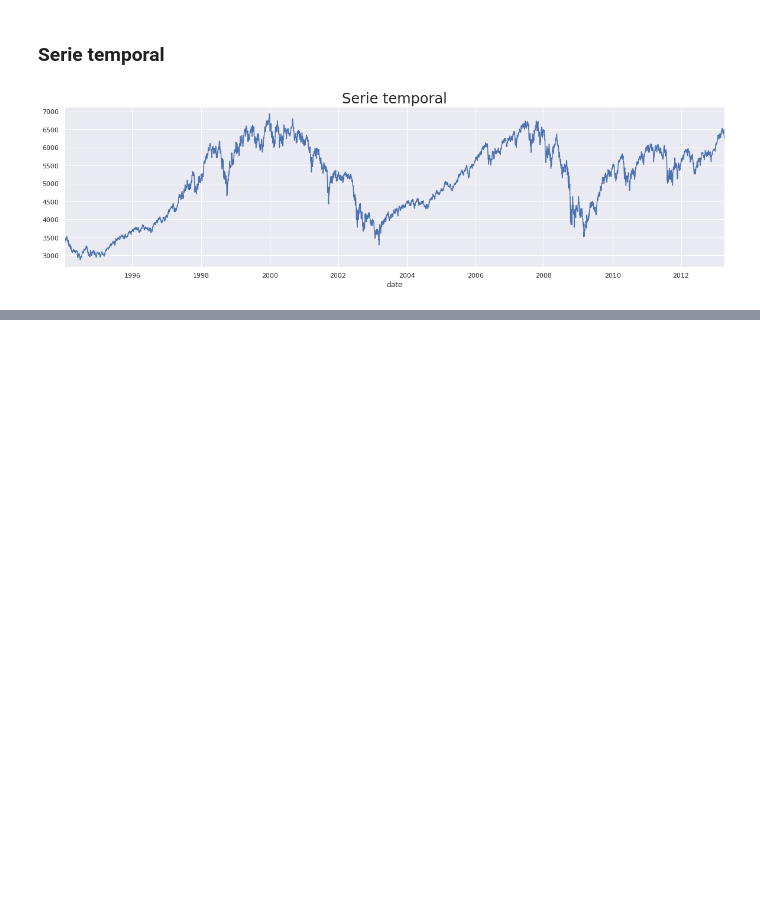
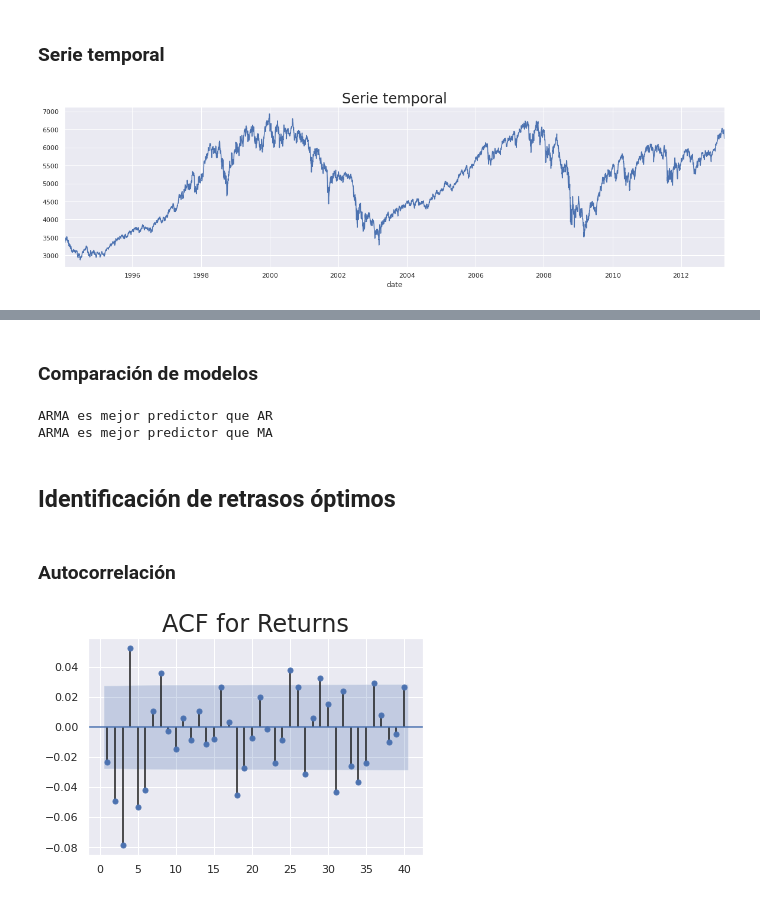
Before and after one commit to cccg8105/notebook_AD, a Jupyter notebook: template Series temporales/ARMA.ipynb, the cells around one changed output, grey strips where cells are left out. Drawn from its saved outputs; the diff is of its cells as text; code cells hidden in the pictures; blank space fills up the shorter version.

```diff
--- a/template Series temporales/ARMA.ipynb
+++ b/template Series temporales/ARMA.ipynb
@@ -82,0 +83,5 @@ plt.show()
+# %%
+df['returns'] = df.analizedValue.pct_change(1)*100
+model_ret_ar_1_ma_1 = ARMA(df.returns[1:], order=(1,1))
+results_ret_ar_1_ma_1 = model_ret_ar_1_ma_1.fit()
+results_ret_ar_1_ma_1.summary()
@@ -82,0 +113,28 @@ plt.show()
+# %% [markdown]
+### Comparación de modelos
+# %%
+ratioConfianza = 0.95
+if LLR_test(results_ret_ar_1, results_ret_ar_1_ma_1) < 1-ratioConfianza:
+  print("ARMA es mejor predictor que AR")
+else:
+  print("AR es mejor predictor que ARMA")
+
+if LLR_test(results_ret_ma_1, results_ret_ar_1_ma_1) < 1-ratioConfianza:
+  print("ARMA es mejor predictor que MA")
+else:
+  print("MA es mejor predictor que ARMA")
+# %% [output]
+ARMA es mejor predictor que AR
+ARMA es mejor predictor que MA
+# %% [markdown]
+## Identificación de retrasos óptimos
+# %% [markdown]
+### Autocorrelación
+# %%
+nroRetrasos = 40
+
+sgt.plot_acf(df.returns[1:], zero = False, lags = nroRetrasos, alpha=.05)
+plt.title("ACF for Returns",size=24)
+plt.show()
+# %% [output]
+[figure, added]
```
Also changed, not shown: parts of 4 cells of this notebook.
